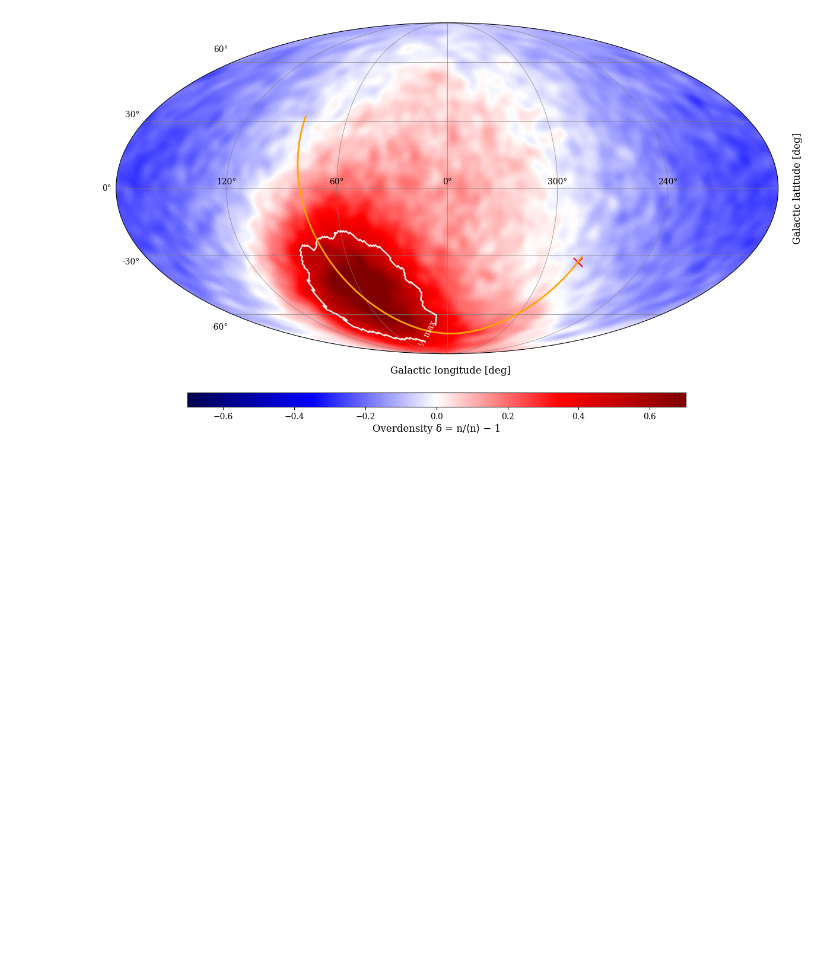
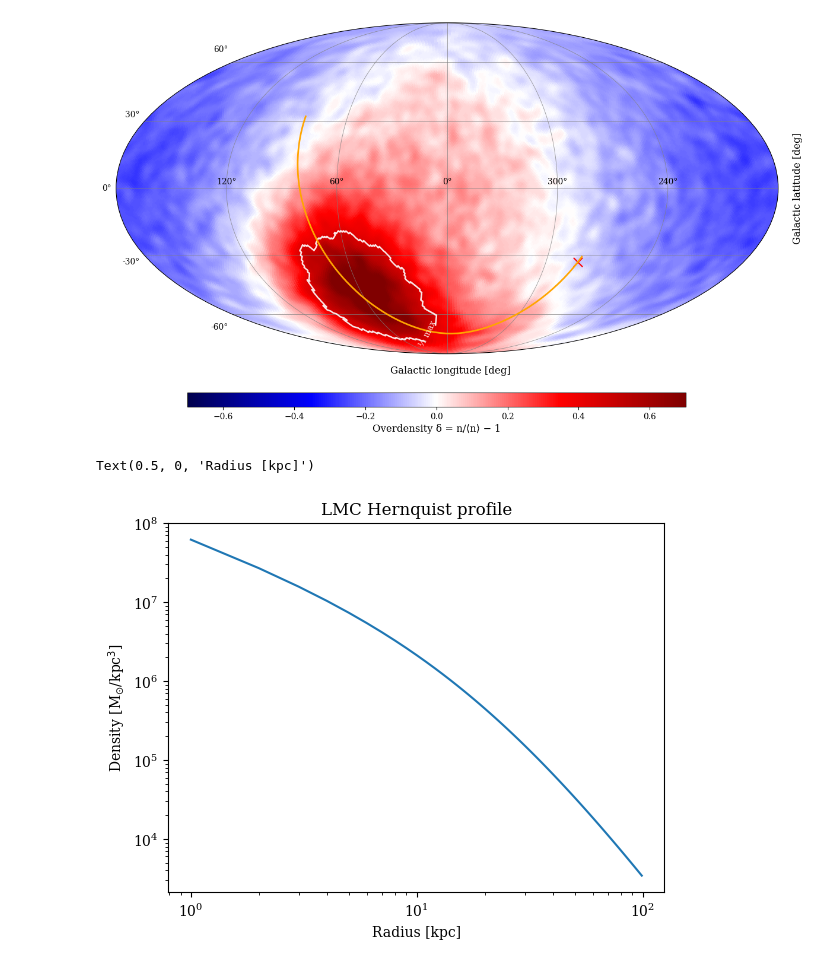
Before and after one commit to TheArchAstronomer/My_thesis, a Jupyter notebook: Hernquist_profile.ipynb, the cells around one changed output. Cells and saved outputs as stored; diff of their text form; code cells hidden in the pictures; blank space fills up the shorter version.

Commit message:
Density profile additions

```diff
--- a/Hernquist_profile.ipynb
+++ b/Hernquist_profile.ipynb
@@ -303,3 +305,23 @@ plt.subplots_adjust(bottom=0.1, top=0.98, left=0.05, right=0.98)
 plt.show()
 # %% [output]
 [figure]
+# %%
+r_a = 20.0
+mass_LMC = 1.8 * 1e11
+r = list(range(1, 100))
+r = np.array(r)
+# %%
+hernquist_density = (mass_LMC / (2 * np.pi)) * (r_a / (r * (r + r_a)**3))
+# %%
+plt.rc('text', usetex=False)
+plt.rc('font', family='serif')
+
+plt.plot(r, hernquist_density)
+plt.title('LMC Hernquist profile')
+plt.xscale('log')
+plt.yscale('log')
+plt.ylabel(r'Density [M$_{\odot}$/kpc$^3$]')
+plt.xlabel('Radius [kpc]')
+# %% [output]
+Text(0.5, 0, 'Radius [kpc]')
+[figure, added]
```
Also changed, not shown: parts of 1 cell of this notebook, 1 other file.
